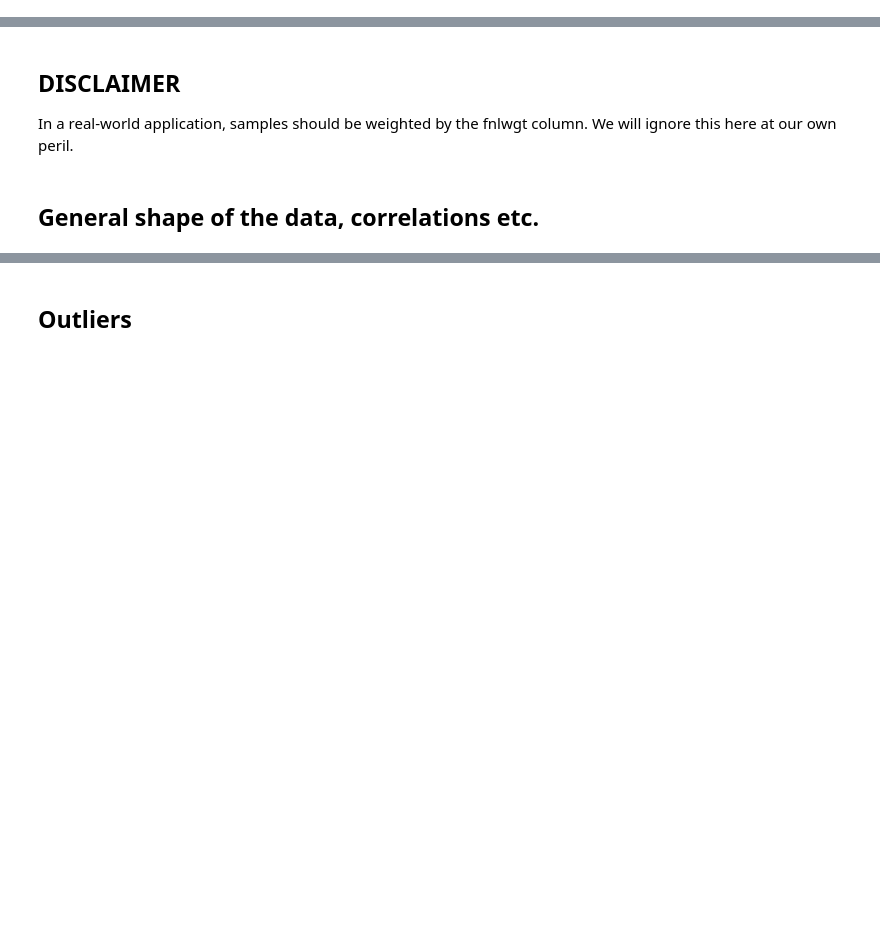
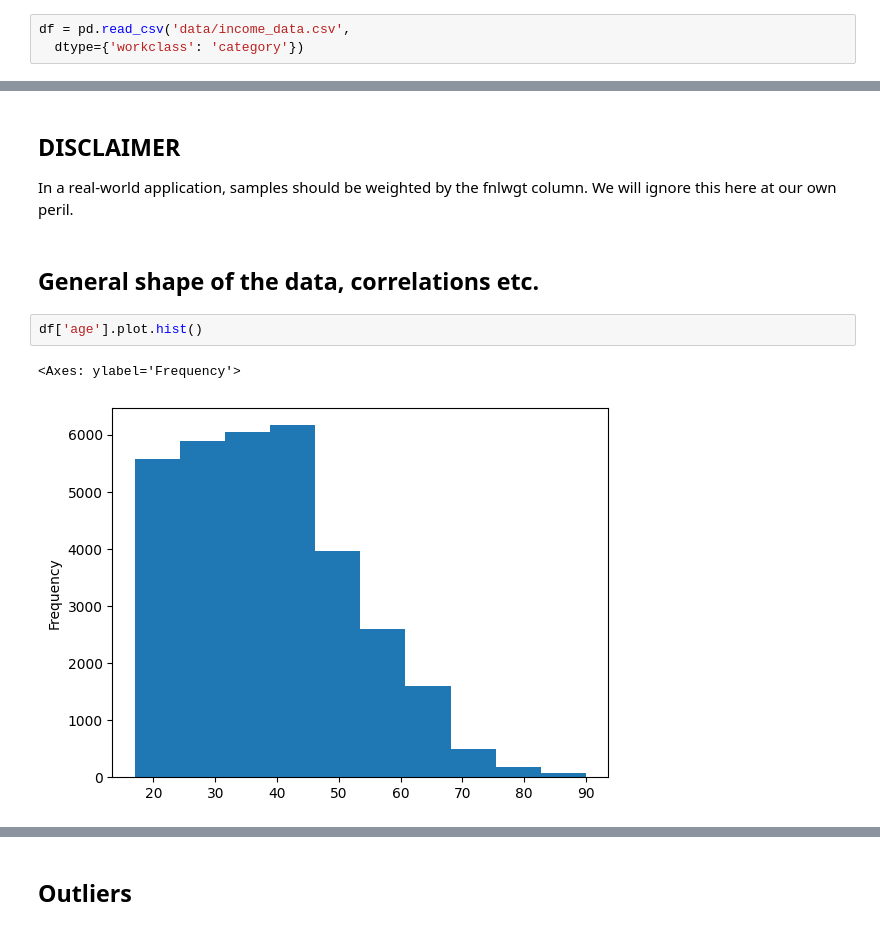
Before and after one commit to dhesse/IN-STK5k-2024-classroom-notes, a Jupyter notebook: nbhome/Lecture 04 - EDA and Models.ipynb, the cells around one changed output, grey strips where cells are left out. Saved outputs shown, nothing was run; the diff lists cells and outputs as text; blank space fills up the shorter version.

Commit message:
Lecture 4, including the data.

```diff
--- a/nbhome/Lecture 04 - EDA and Models.ipynb
+++ b/nbhome/Lecture 04 - EDA and Models.ipynb
@@ -26,2 +28,5 @@
 # %% [markdown]
 # Reading the data
+# %%
+df = pd.read_csv('data/income_data.csv',
+  dtype={'workclass': 'category'})
@@ -53,3 +95,8 @@ Reflect on which problems you see with a dataset like this. Now ask ChatGPT whic
 In a real-world application, samples should be weighted by the fnlwgt column. We will ignore this here at our own peril.
 # %% [markdown]
 ## General shape of the data, correlations etc.
+# %%
+df['age'].plot.hist()
+# %% [output]
+<Axes: ylabel='Frequency'>
+[figure, added]
```
Also changed, not shown: parts of 49 cells of this notebook, 1 other file.
